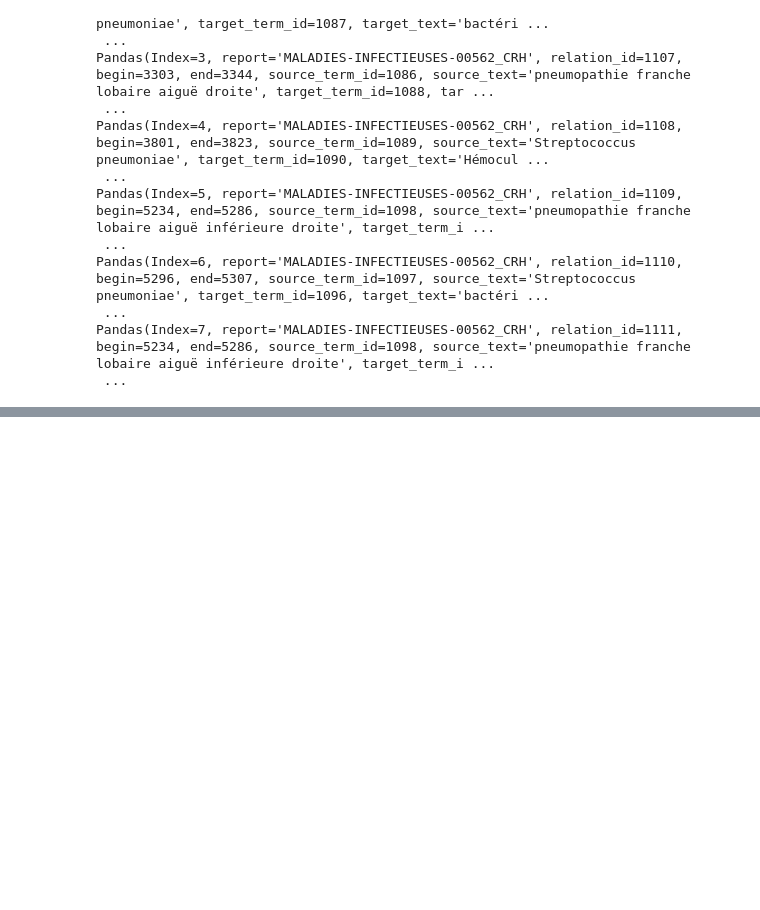
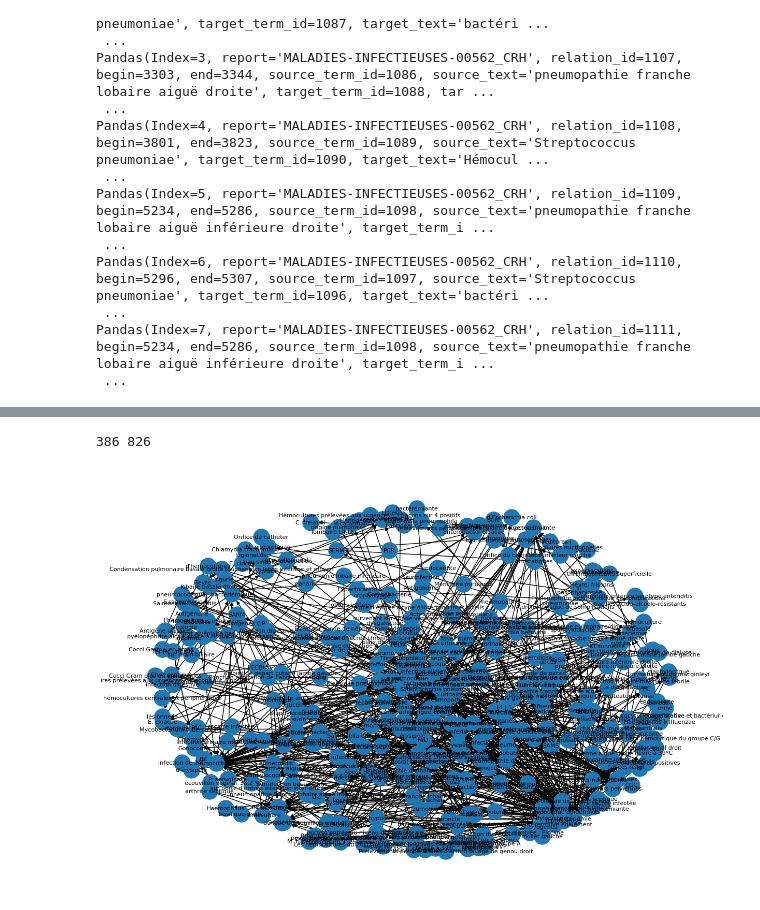
Before and after one commit to PJGouze/KG_RAG, a Jupyter notebook: KG_RAG/tests_and_req/test_gnn.ipynb, the cells around one changed output, grey strips where cells are left out. Cells and saved outputs as stored; diff of their text form; code cells hidden in the pictures; blank space fills up the shorter version.

```diff
--- a/KG_RAG/tests_and_req/test_gnn.ipynb
+++ b/KG_RAG/tests_and_req/test_gnn.ipynb
@@ -275,0 +401,43 @@ Pandas(Index=7, report='MALADIES-INFECTIEUSES-00562_CRH', relation_id=1111, begi
+# %%
+import networkx as nx
+
+G = nx.DiGraph()
+
+for row in relations.itertuples():
+    G.add_edge(
+        row.source_text,
+        row.target_text,
+        relation=row.relation_type
+    )
+
+print(nx.number_of_nodes(G), nx.number_of_edges(G))
+# %% [output]
+386 826
+# %%
+import matplotlib.pyplot as plt
+import networkx as nx
+
+G = nx.DiGraph()
+
+for row in relations.itertuples():
+    G.add_edge(
+        row.source_text,
+        row.target_text,
+        relation=row.relation_type
+    )
+
+plt.figure(figsize=(12, 8))
+
+pos = nx.spring_layout(G, k=0.5)  # layout force-directed
+
+nx.draw(
+    G,
+    pos,
+    with_labels=True,
+    node_size=500,
+    font_size=8
+)
+
+plt.show()
+# %% [output]
+[figure, added]
```
Also changed, not shown: parts of 9 cells of this notebook.
